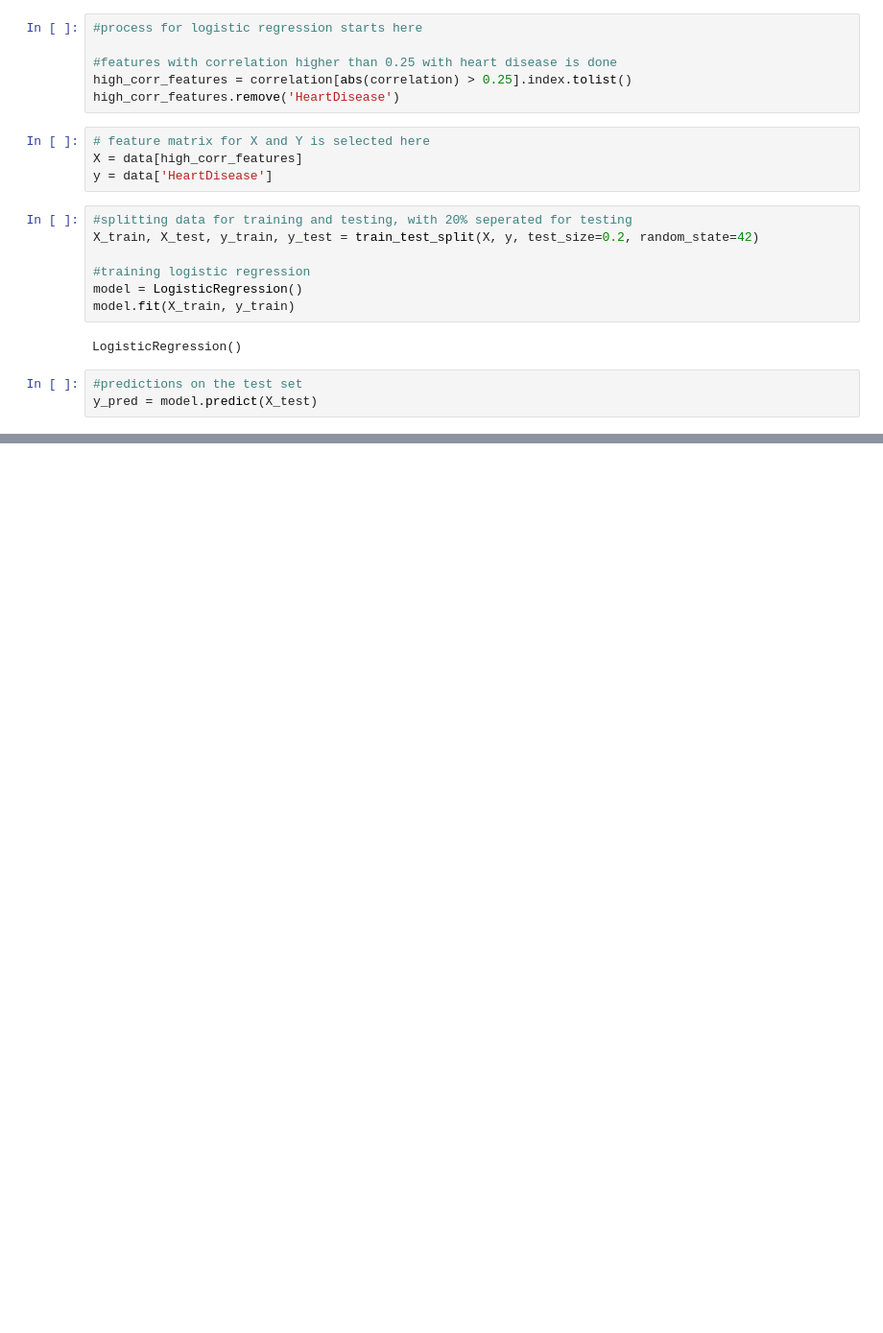
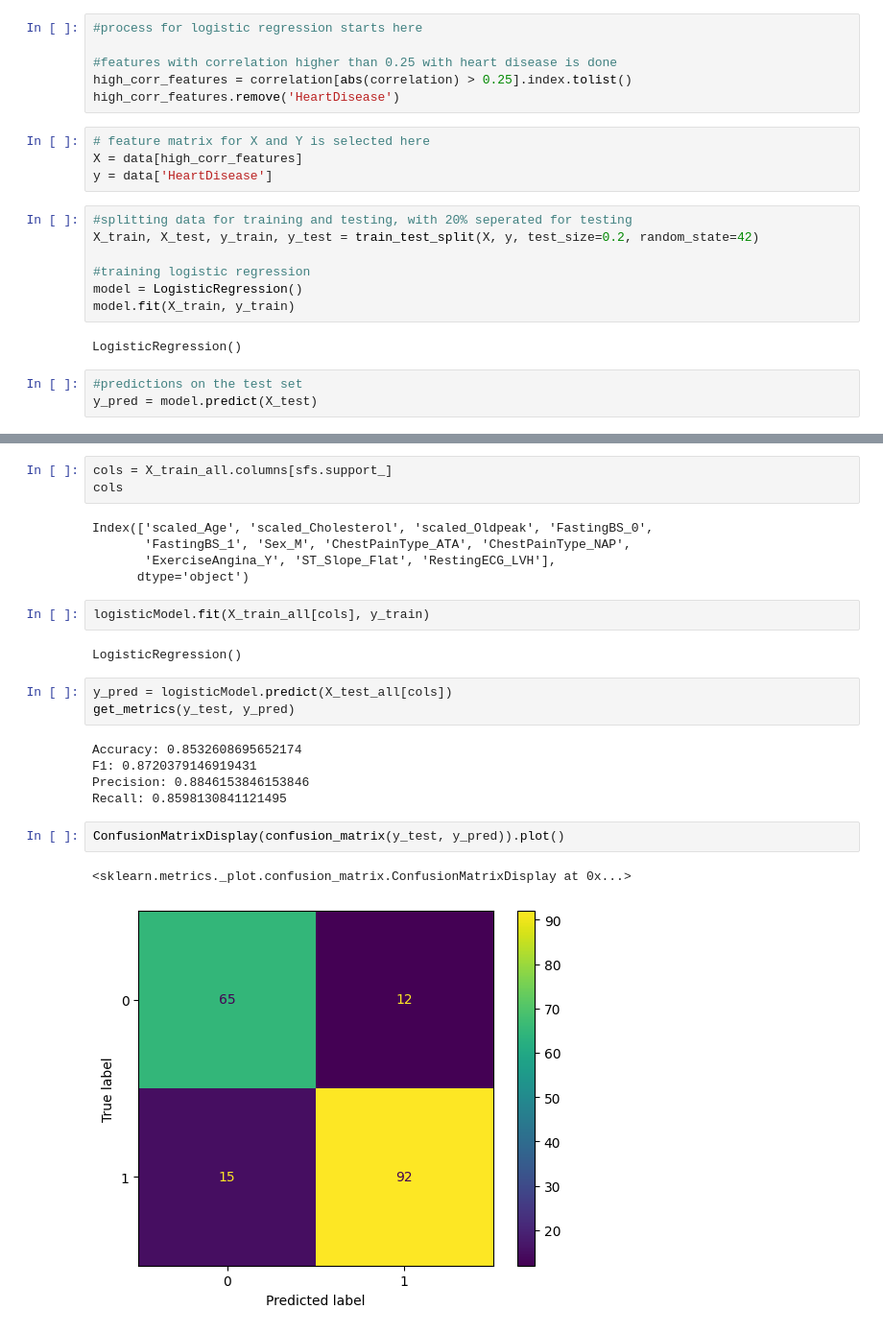
Before and after one commit to samyamaryal/Heart-Disease-Prediction, a Jupyter notebook: code/modeling.ipynb, the cells around one changed output, grey strips where cells are left out. Shown at 96% size. Drawn from its saved outputs; the diff is of its cells as text; blank space fills up the shorter version.

```diff
--- a/code/modeling.ipynb
+++ b/code/modeling.ipynb
@@ -62,0 +118,25 @@ Accuracy: 0.8586956521739131
+# %%
+cols = X_train_all.columns[sfs.support_]
+cols
+# %% [output]
+Index(['scaled_Age', 'scaled_Cholesterol', 'scaled_Oldpeak', 'FastingBS_0',
+       'FastingBS_1', 'Sex_M', 'ChestPainType_ATA', 'ChestPainType_NAP',
+       'ExerciseAngina_Y', 'ST_Slope_Flat', 'RestingECG_LVH'],
+      dtype='object')
+# %%
+logisticModel.fit(X_train_all[cols], y_train)
+# %% [output]
+LogisticRegression()
+# %%
+y_pred = logisticModel.predict(X_test_all[cols])
+get_metrics(y_test, y_pred)
+# %% [output]
+Accuracy: 0.8532608695652174
+F1: 0.8720379146919431
+Precision: 0.8846153846153846
+Recall: 0.8598130841121495
+# %%
+ConfusionMatrixDisplay(confusion_matrix(y_test, y_pred)).plot()
+# %% [output]
+<sklearn.metrics._plot.confusion_matrix.ConfusionMatrixDisplay at 0x...>
+[figure, added]
```
Also changed, not shown: parts of 13 cells of this notebook.
